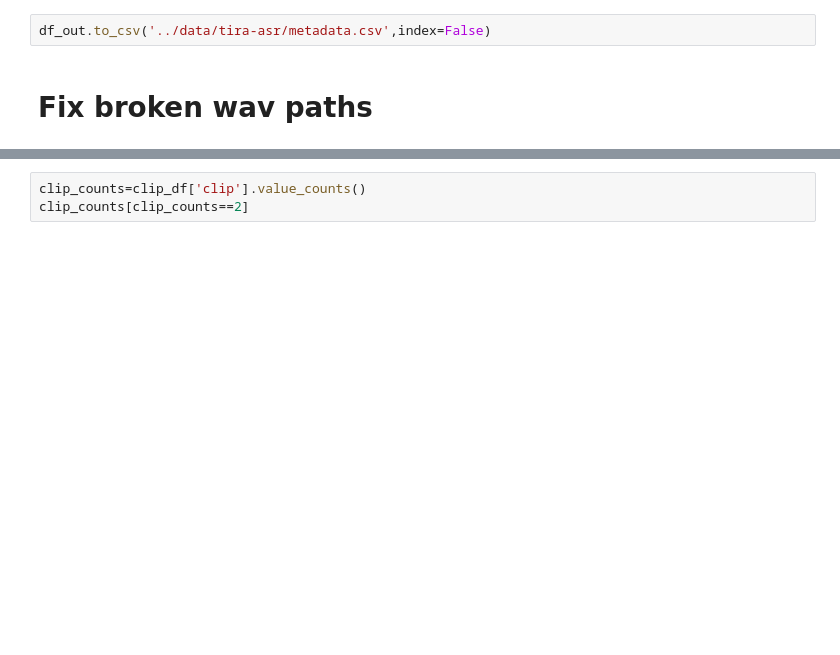
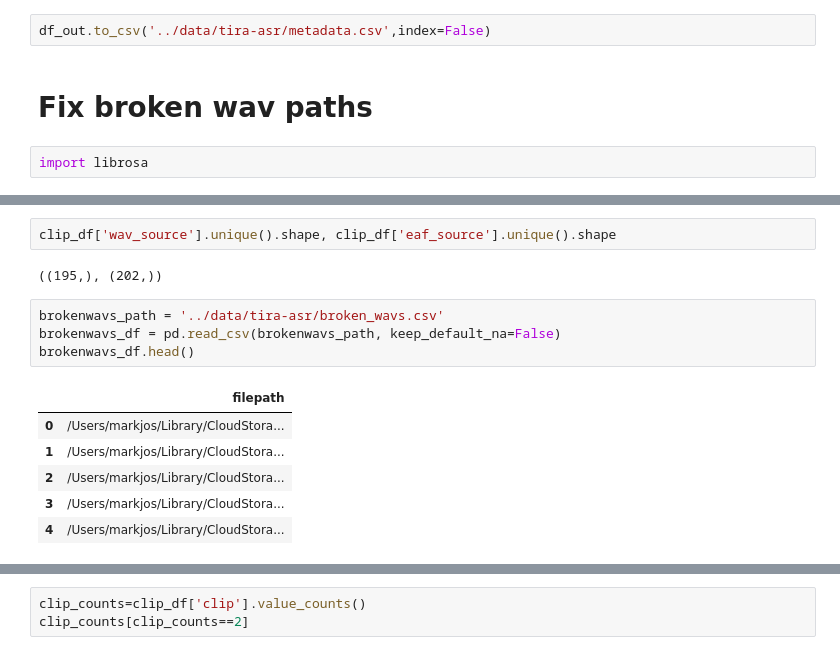
Before and after one commit to markjosims/malachor5, a Jupyter notebook: notebooks/tira_asr_dataset.ipynb, the cells around one changed output, grey strips where cells are left out. Drawn from its saved outputs; the diff is of its cells as text; blank space fills up the shorter version.

```diff
--- a/notebooks/tira_asr_dataset.ipynb
+++ b/notebooks/tira_asr_dataset.ipynb
@@ -344,6 +344,8 @@ Index(['start', 'end', 'transcription', 'eaf_source', 'wav_source',
 df_out.to_csv('../data/tira-asr/metadata.csv',index=False)
 # %% [markdown]
 # Fix broken wav paths
+# %%
+import librosa
 # %%
 clipdata_path = '../data/tira-asr/clipdata.csv'
 clip_df = pd.read_csv(clipdata_path, keep_default_na=False)
@@ -355,3 +357,18 @@ clip_df.head()
 | 2 | 275030 | 276050 | íŋgáŋâɽìɲǎ | /Users/markjos/Library/CloudStora... | /Users/markjos/Library/CloudStora... | íŋgáŋâɽìɲǎ | data/tira-asr/clips/HH20220719-1-... |
 | 3 | 304295 | 305015 | íŋgáŋâɽìɲǎ | /Users/markjos/Library/CloudStora... | /Users/markjos/Library/CloudStora... | íŋgáŋâɽìɲǎ | data/tira-asr/clips/HH20220719-1-... |
 | 4 | 331510 | 333800 | ŋìðə̀ní ŋrɔ̀t̪ɔ́ t̪ɔ́wə̀nì | /Users/markjos/Library/CloudStora... | /Users/markjos/Library/CloudStora... | ŋìðə̀ní ŋrɔ̀t̪ɔ́ t̪ɔ́wə̀nì | data/tira-asr/clips/HH20220719-1-... |
+# %%
+clip_df['wav_source'].unique().shape, clip_df['eaf_source'].unique().shape
+# %% [output]
+((195,), (202,))
+# %%
+brokenwavs_path = '../data/tira-asr/broken_wavs.csv'
+brokenwavs_df = pd.read_csv(brokenwavs_path, keep_default_na=False)
+brokenwavs_df.head()
+# %% [output]
+|  | filepath |
+| 0 | /Users/markjos/Library/CloudStora... |
+| 1 | /Users/markjos/Library/CloudStora... |
+| 2 | /Users/markjos/Library/CloudStora... |
+| 3 | /Users/markjos/Library/CloudStora... |
+| 4 | /Users/markjos/Library/CloudStora... |
```
Also changed, not shown: parts of 16 cells of this notebook.
